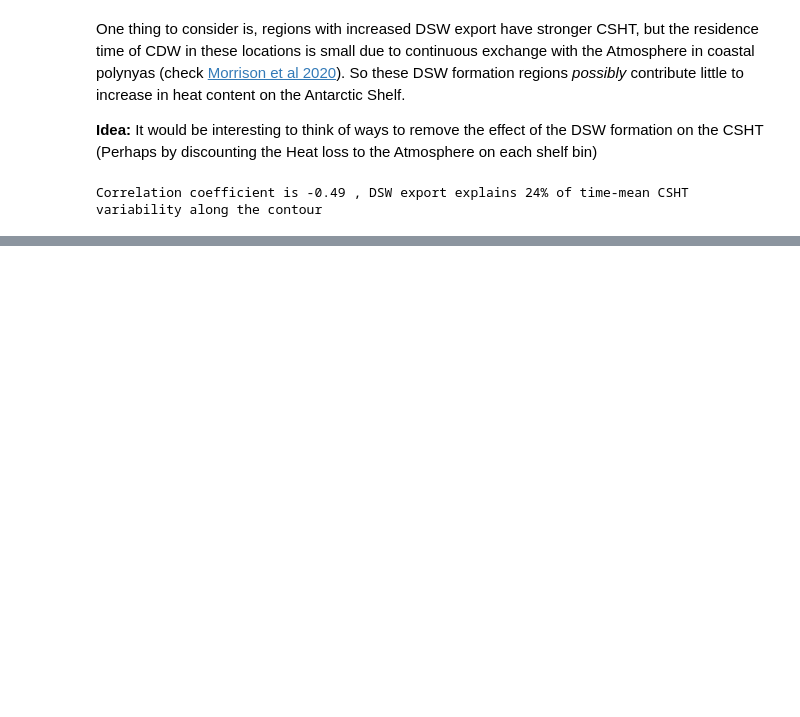
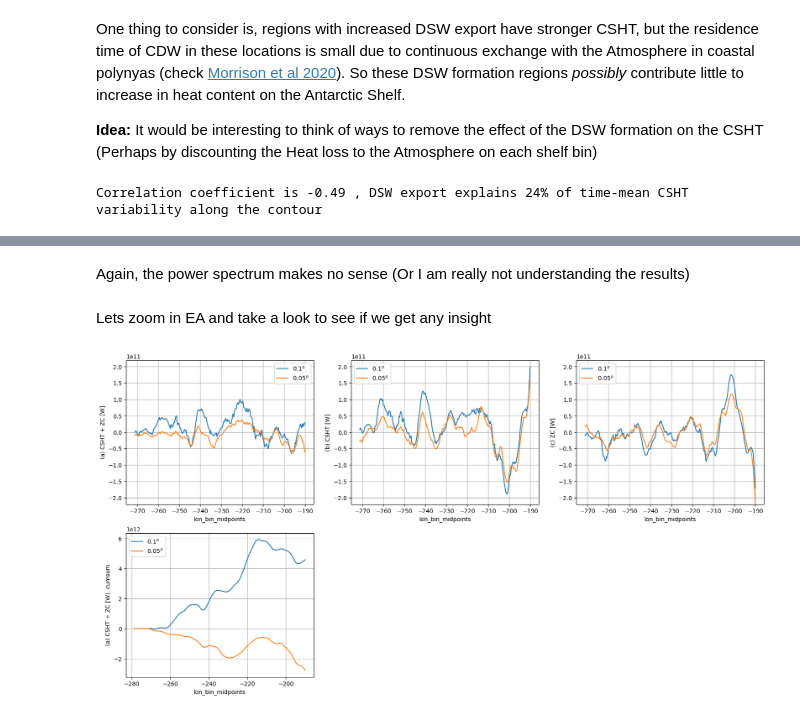
Before and after one commit to willaguiar/Panan_HT_ASC, a Jupyter notebook: Jupyter/CSHT_resolutions_totalandtimescales.ipynb, the cells around one changed output, grey strips where cells are left out. Cells and saved outputs as stored; diff of their text form; code cells hidden in the pictures; blank space fills up the shorter version.

```diff
--- a/Jupyter/CSHT_resolutions_totalandtimescales.ipynb
+++ b/Jupyter/CSHT_resolutions_totalandtimescales.ipynb
@@ -789,0 +847,35 @@ It seems that east Antarctica is one of the few regions where the CSHT differ be
+# %% [markdown]
+Again, the power spectrum makes no sense (Or I am really not understanding the results)
+# %% [markdown]
+Lets zoom in EA and take a look to see if we get any insight
+# %%
+
+plt.figure(figsize=(20, 10))
+
+plt.subplot(2,3,1)
+P01_total_daily_EA.rolling(lon_bin_midpoints=rollwin).mean().plot(label=r"$0.1^{o}$")
+P005_total_daily_EA.rolling(lon_bin_midpoints=rollwin).mean().plot(label=r"$0.05^{o}$")
+plt.legend(); plt.ylabel('(a) CSHT + ZC [W]'); plt.ylim([-2.2e11,2.2e11])
+plt.grid()
+
+plt.subplot(2,3,2)
+P01_CSHT_daily_EA.rolling(lon_bin_midpoints=rollwin).mean().plot(label=r"$0.1^{o}$")
+P005_CSHT_daily_EA.rolling(lon_bin_midpoints=rollwin).mean().plot(label=r"$0.05^{o}$")
+plt.legend(); plt.ylabel('(b) CSHT [W]'); plt.ylim([-2.2e11,2.2e11])
+plt.grid()
+
+
+plt.subplot(2,3,3)
+P01_ZC_daily_EA.rolling(lon_bin_midpoints=rollwin).mean().plot(label=r"$0.1^{o}$")
+P005_ZC_daily_EA.rolling(lon_bin_midpoints=rollwin).mean().plot(label=r"$0.05^{o}$")
+plt.legend(); plt.ylabel('(c) ZC [W]'); plt.ylim([-2.2e11,2.2e11])
+plt.grid()
+
+
+plt.subplot(2,3,4)
+P01_total_daily_EA.rolling(lon_bin_midpoints=rollwin).mean().cumsum().plot(label=r"$0.1^{o}$")
+P005_total_daily_EA.rolling(lon_bin_midpoints=rollwin).mean().cumsum().plot(label=r"$0.05^{o}$")
+plt.legend(); plt.ylabel('(a) CSHT + ZC [W]: cumsum');
+plt.grid()
+# %% [output]
+[figure, added]
```
Also changed, not shown: parts of 13 cells of this notebook.
